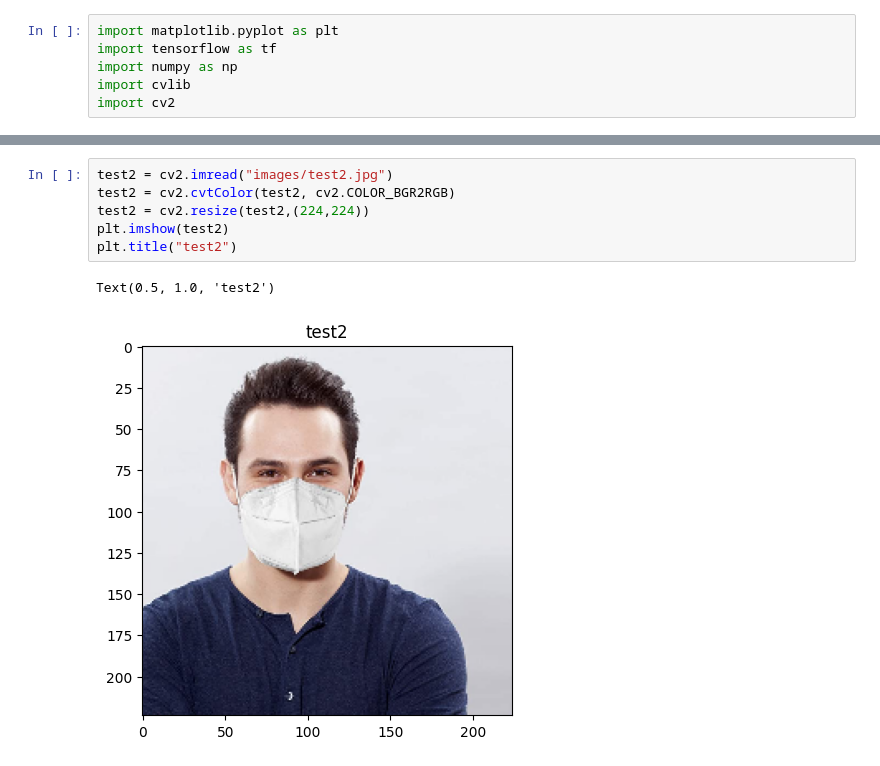
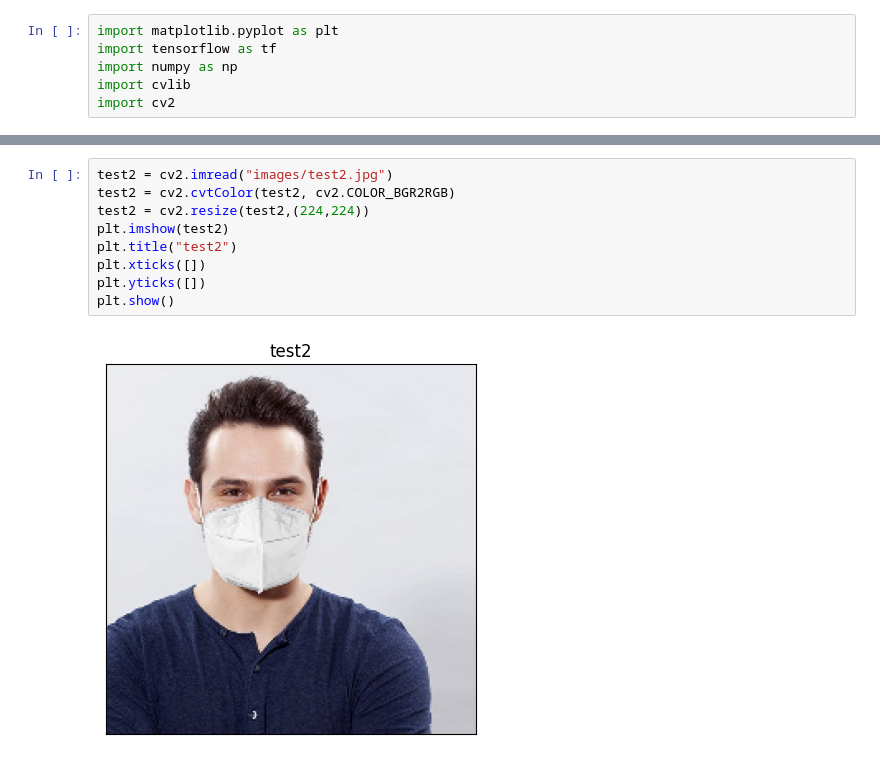
Before and after one commit to Nurik1002/RealTimeMaskDetection, a Jupyter notebook: TestModel.ipynb, the cells around one changed output, grey strips where cells are left out. Drawn from its saved outputs; the diff is of its cells as text.

```diff
--- a/TestModel.ipynb
+++ b/TestModel.ipynb
@@ -16,9 +25,11 @@ plt.show()
 # %%
 test2 = cv2.imread("images/test2.jpg")
 test2 = cv2.cvtColor(test2, cv2.COLOR_BGR2RGB)
 test2 = cv2.resize(test2,(224,224))
 plt.imshow(test2)
 plt.title("test2")
+plt.xticks([])
+plt.yticks([])
+plt.show()
 # %% [output]
-Text(0.5, 1.0, 'test2')
-[figure, old version]
+[figure, new version]
```
Also changed, not shown: parts of 11 cells of this notebook, 1 other file.
